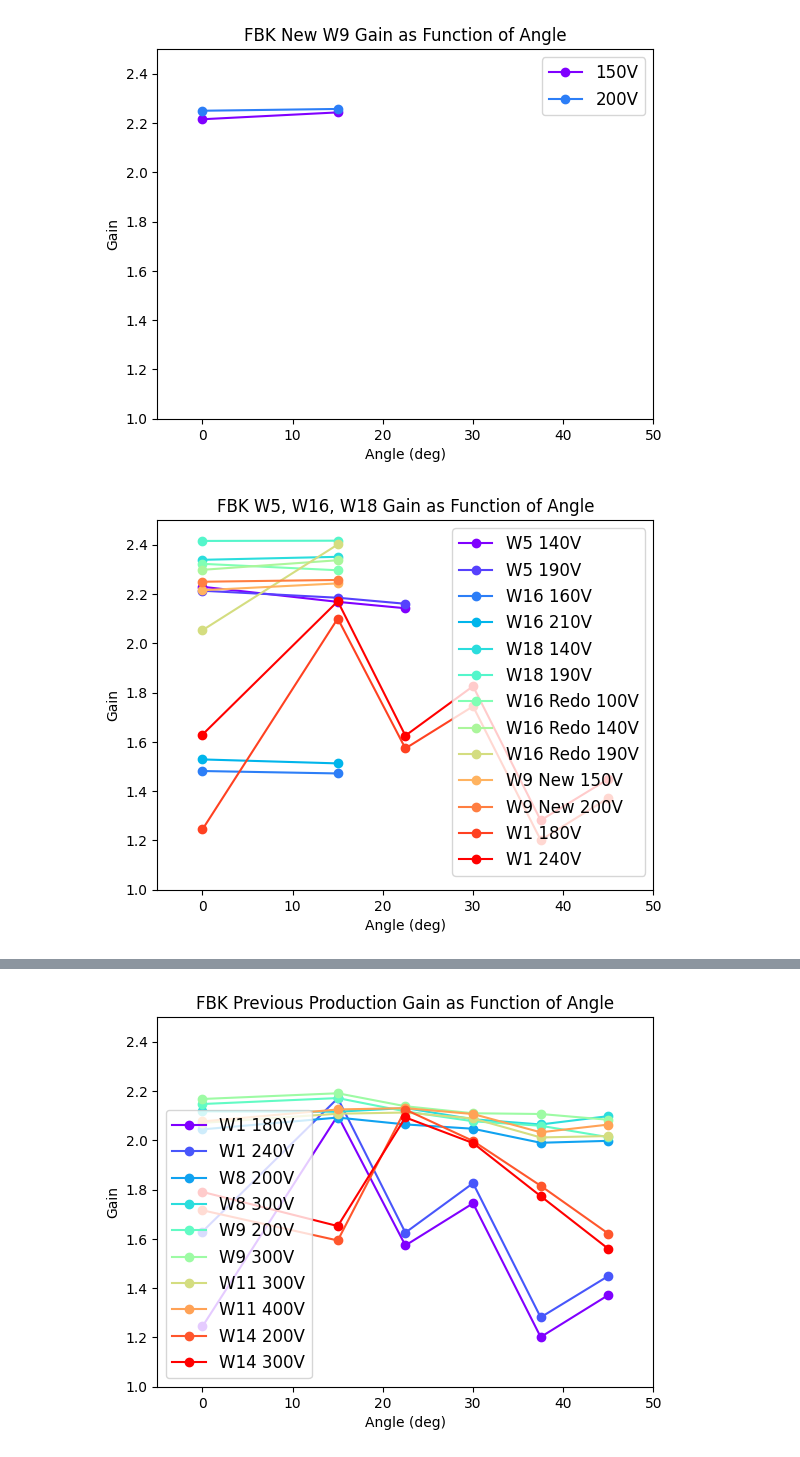
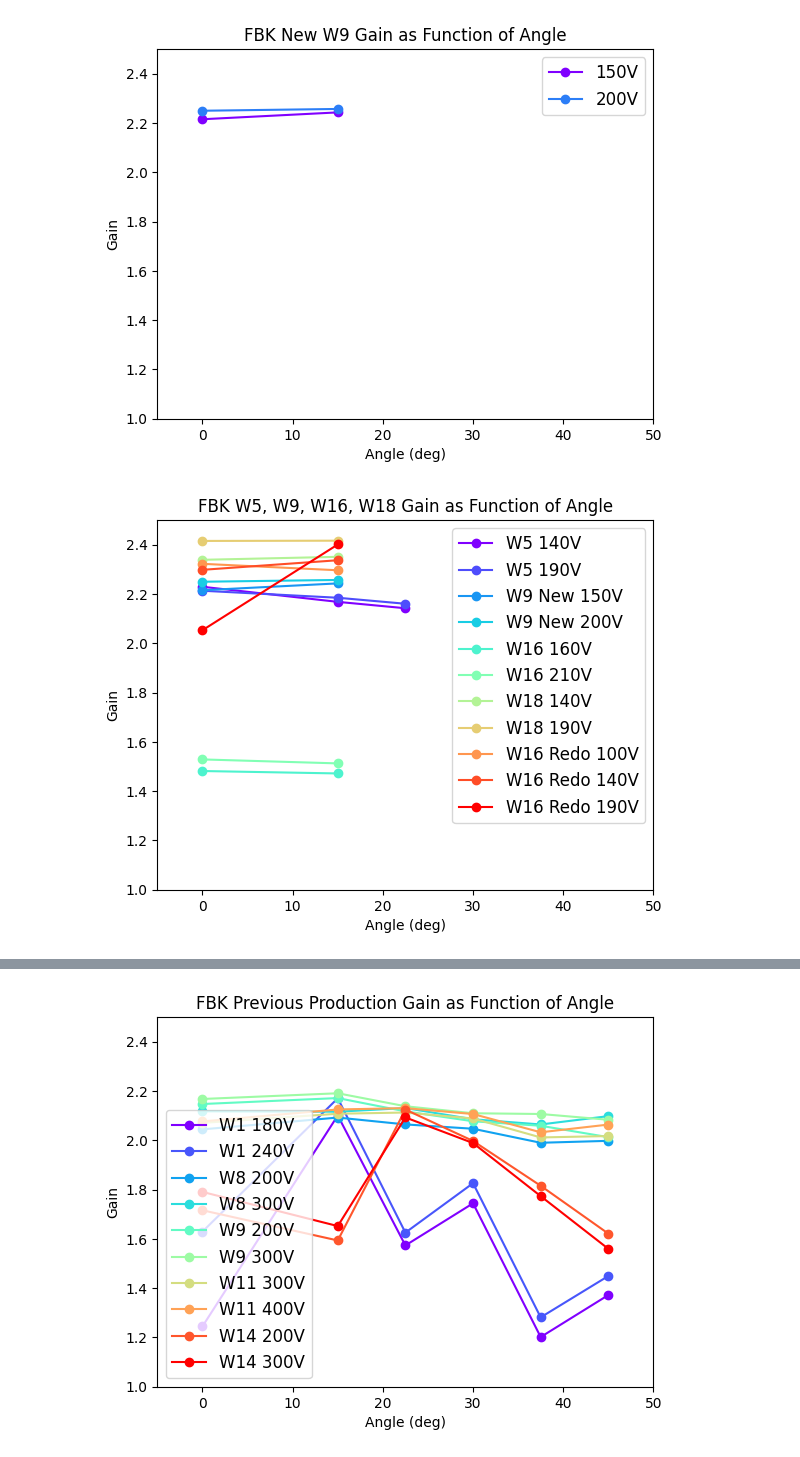
Before and after one commit to wasdfttt/Alpha-Station, a Jupyter notebook: Alpha Station Analysis/Gain Plot.ipynb, the cells around one changed output, grey strips where cells are left out. Cells and saved outputs as stored; diff of their text form; code cells hidden in the pictures.

```diff
--- a/Alpha Station Analysis/Gain Plot.ipynb
+++ b/Alpha Station Analysis/Gain Plot.ipynb
@@ -324,29 +326,28 @@ plt.show()
 # %% [output]
 [figure]
 # %%
-colours = cm.rainbow(np.linspace(0,1,13))
+colours = cm.rainbow(np.linspace(0,1,11))
 angles = [0, 15, 22.5]
 plt.plot(angles, W5_140VMeans, color = colours[0], label = 'W5 140V', marker = 'o')
 plt.plot(angles, W5_190VMeans, color = colours[1], label = 'W5 190V', marker = 'o')
 angles = [0, 15]
-plt.plot(angles, W16_160VMeans, color = colours[2], label = 'W16 160V', marker = 'o')
-plt.plot(angles, W16_210VMeans, color = colours[3], label = 'W16 210V', marker = 'o')
-plt.plot(angles, W18_140VMeans, color = colours[4], label = 'W18 140V', marker = 'o')
-plt.plot(angles, W18_190VMeans, color = colours[5], label = 'W18 190V', marker = 'o')
-plt.plot(angles, W16_100VMeans, color = colours[6], label = 'W16 Redo 100V', marker = 'o')
-plt.plot(angles, W16_140VMeans, color = colours[7], label = 'W16 Redo 140V', marker = 'o')
-plt.plot(angles, W16_190VMeans, color = colours[8], label = 'W16 Redo 190V', marker = 'o')
-plt.plot(angles, W9_new_150VMeans, color=colours[9], label = 'W9 New 150V', marker = 'o')
-plt.plot(angles, W9_new_200VMeans, color=colours[10], label = 'W9 New 200V', marker = 'o')
+
+plt.plot(angles, W9_new_150VMeans, color=colours[2], label = 'W9 New 150V', marker = 'o')
+plt.plot(angles, W9_new_200VMeans, color=colours[3], label = 'W9 New 200V', marker = 'o')
+plt.plot(angles, W16_160VMeans, color = colours[4], label = 'W16 160V', marker = 'o')
+plt.plot(angles, W16_210VMeans, color = colours[5], label = 'W16 210V', marker = 'o')
+plt.plot(angles, W18_140VMeans, color = colours[6], label = 'W18 140V', marker = 'o')
+plt.plot(angles, W18_190VMeans, color = colours[7], label = 'W18 190V', marker = 'o')
+plt.plot(angles, W16_100VMeans, color = colours[8], label = 'W16 Redo 100V', marker = 'o')
+plt.plot(angles, W16_140VMeans, color = colours[9], label = 'W16 Redo 140V', marker = 'o')
+plt.plot(angles, W16_190VMeans, color = colours[10], label = 'W16 Redo 190V', marker = 'o')
 angles = [0, 15, 22.5, 30, 37.5, 45]
-plt.plot(angles, W1_180VMeans, color = colours[11], label = 'W1 180V', marker = 'o')
-plt.plot(angles, W1_240VMeans, color = colours[12], label = 'W1 240V', marker = 'o')
 plt.axis([-5, 50, 1, 2.5])
 plt.xlabel('Angle (deg)')
 plt.ylabel('Gain')
-plt.title('FBK W5, W16, W18 Gain as Function of Angle')
+plt.title('FBK W5, W9, W16, W18 Gain as Function of Angle')
 plt.legend(loc = 'upper right', fontsize = 12)
 angles = [0, 15, 22, 30, 37, 45]
 plt.show()
 # %% [output]
-[figure, old version]
+[figure, new version]
```
Also changed, not shown: parts of 2 cells of this notebook, 2 other files.
